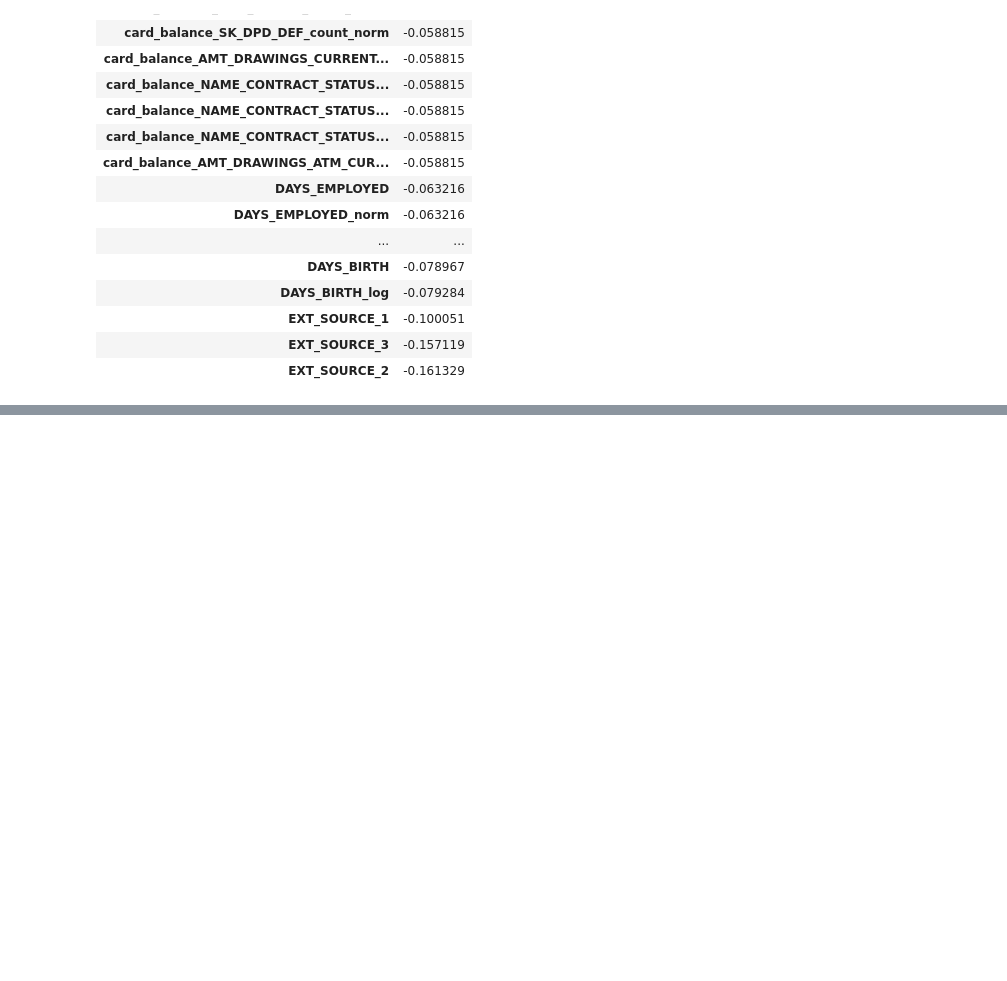
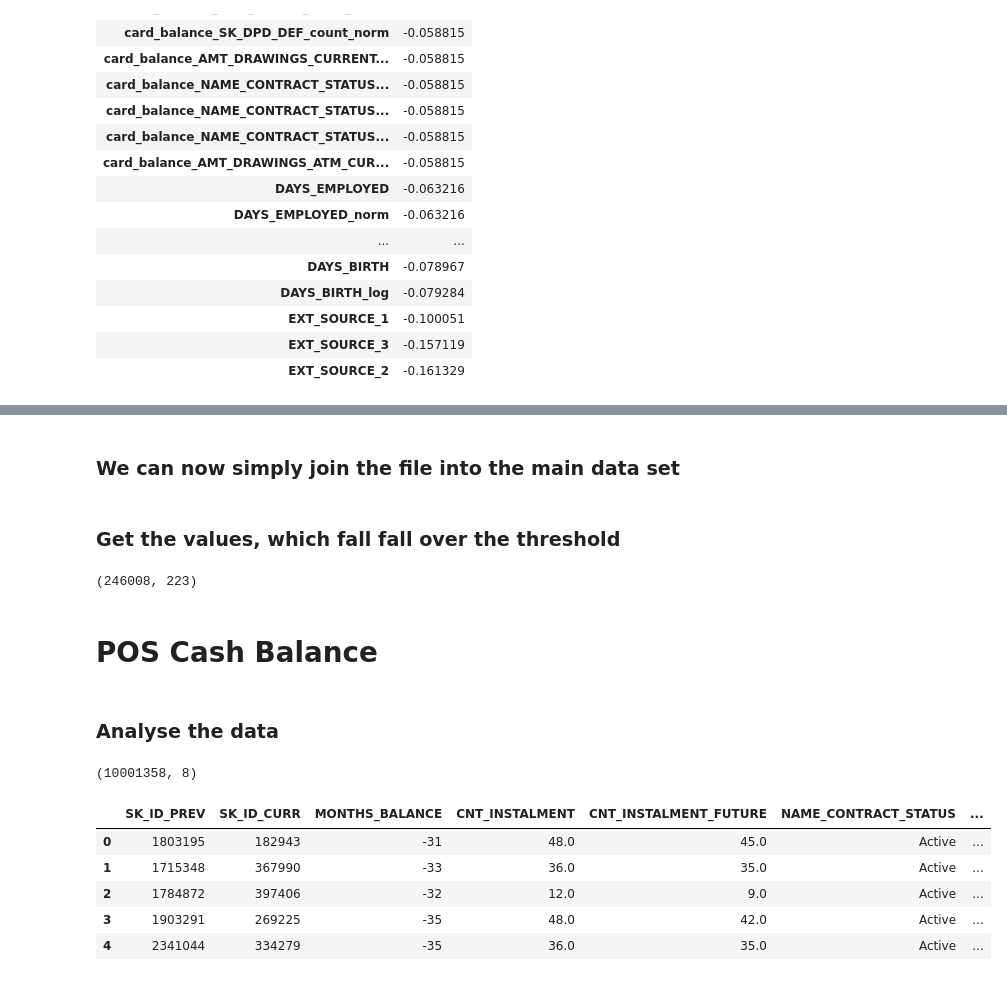
Before and after one commit to IML-Project/Home_Credit_Default_Risk_Project, a Jupyter notebook: FeatureEngineering.ipynb, the cells around one changed output, grey strips where cells are left out. Cells and saved outputs as stored; diff of their text form; code cells hidden in the pictures; blank space fills up the shorter version.

```diff
--- a/FeatureEngineering.ipynb
+++ b/FeatureEngineering.ipynb
@@ -937,0 +1043,2 @@ new_cors.tail(20)
+# %% [markdown]
+### We can now simply join the file into the main data set
@@ -937,0 +1047,2 @@ new_cors.tail(20)
+# %% [markdown]
+### Get the values, which fall fall over the threshold
@@ -937,0 +1053,23 @@ new_cors.tail(20)
+# %%
+main_data.shape
+# %% [output]
+(246008, 223)
+# %% [markdown]
+# POS Cash Balance
+# %%
+POS_CASH_balance = pd.read_csv(f'{path}POS_CASH_balance.csv')
+# %% [markdown]
+### Analyse the data
+# %%
+POS_CASH_balance.shape
+# %% [output]
+(10001358, 8)
+# %%
+POS_CASH_balance.head(5)
+# %% [output]
+|  | SK_ID_PREV | SK_ID_CURR | MONTHS_BALANCE | CNT_INSTALMENT | CNT_INSTALMENT_FUTURE | NAME_CONTRACT_STATUS | ... |
+| 0 | 1803195 | 182943 | -31 | 48.0 | 45.0 | Active | ... |
+| 1 | 1715348 | 367990 | -33 | 36.0 | 35.0 | Active | ... |
+| 2 | 1784872 | 397406 | -32 | 12.0 | 9.0 | Active | ... |
+| 3 | 1903291 | 269225 | -35 | 48.0 | 42.0 | Active | ... |
+| 4 | 2341044 | 334279 | -35 | 36.0 | 35.0 | Active | ... |
```
Also changed, not shown: parts of 47 cells of this notebook.
